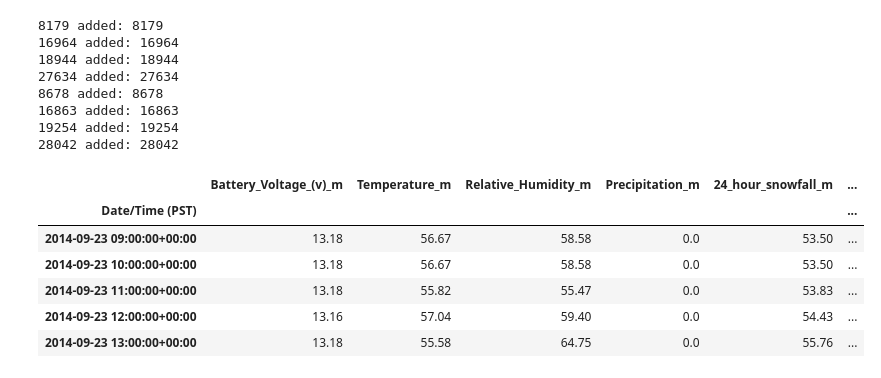
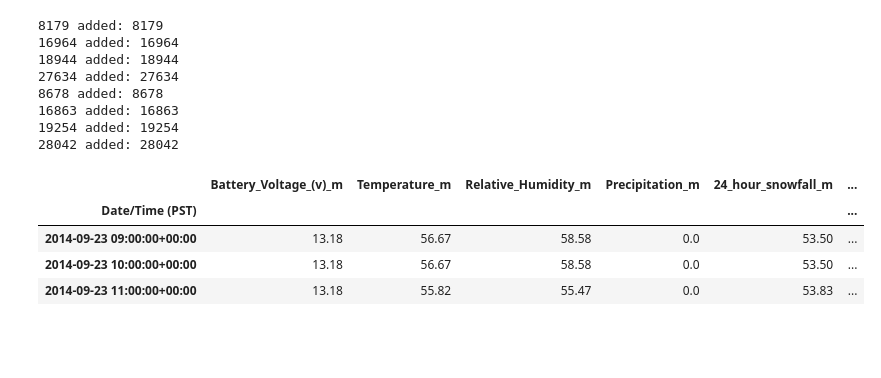
Before and after one commit to notsambeck/avalanche, a Jupyter notebook: weather cleanup.ipynb, the cells around one changed output. Drawn from its saved outputs; the diff is of its cells as text; code cells hidden in the pictures; blank space fills up the shorter version.

```diff
--- a/weather cleanup.ipynb
+++ b/weather cleanup.ipynb
@@ -2,7 +2,8 @@
 import os
 import numpy as np
 import pandas as pd
-files = os.listdir('./raw_data/')
+import datetime
+files = os.listdir('raw_data/')
 
 # group raw data by elevation listed in filenames
 
@@ -31,7 +32,7 @@ def assemble(filelist, label):
     frame = pd.DataFrame()
     num_rows = 0
     for file in filelist:
-        tmp = pd.read_csv('./data/' + file)
+        tmp = pd.read_csv('raw_data/' + file)
         num_rows += len(tmp)
         tmp.index = tmp['Date/Time (PST)'].map(lambda x: pd.to_datetime(x, utc='America/Los_Angeles'))
         # tmp.index = tmp.index.tz_convert('America/Los_Angeles')
@@ -58,14 +59,12 @@ weather = pd.concat([meadows, tline_lodge], axis=1)
 28042 added: 28042
 # %%
 weather.sort_index(inplace=True)
-weather.head(5)
+weather.head(3)
 # %% [output]
 |  | Battery_Voltage_(v)_m | Temperature_m | Relative_Humidity_m | Precipitation_m | 24_hour_snowfall_m | ... |
 | Date/Time (PST) |  |  |  |  |  | ... |
 | 2014-09-23 09:00:00+00:00 | 13.18 | 56.67 | 58.58 | 0.0 | 53.50 | ... |
 | 2014-09-23 10:00:00+00:00 | 13.18 | 56.67 | 58.58 | 0.0 | 53.50 | ... |
 | 2014-09-23 11:00:00+00:00 | 13.18 | 55.82 | 55.47 | 0.0 | 53.83 | ... |
-| 2014-09-23 12:00:00+00:00 | 13.16 | 57.04 | 59.40 | 0.0 | 54.43 | ... |
-| 2014-09-23 13:00:00+00:00 | 13.18 | 55.58 | 64.75 | 0.0 | 55.76 | ... |
 # %%
 diff = weather.index[1:] - weather.index[:-1]
```
Also changed, not shown: parts of 55 cells of this notebook, 3 other files.
